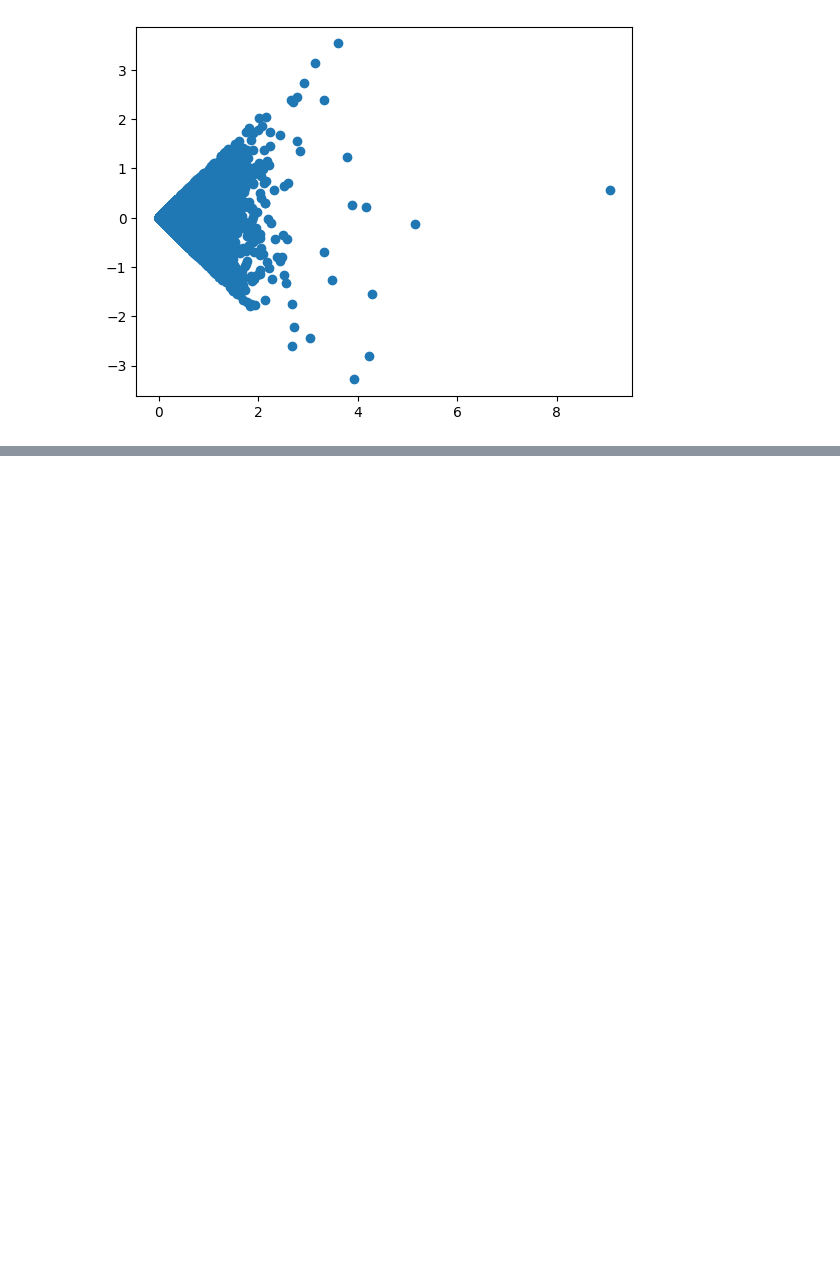
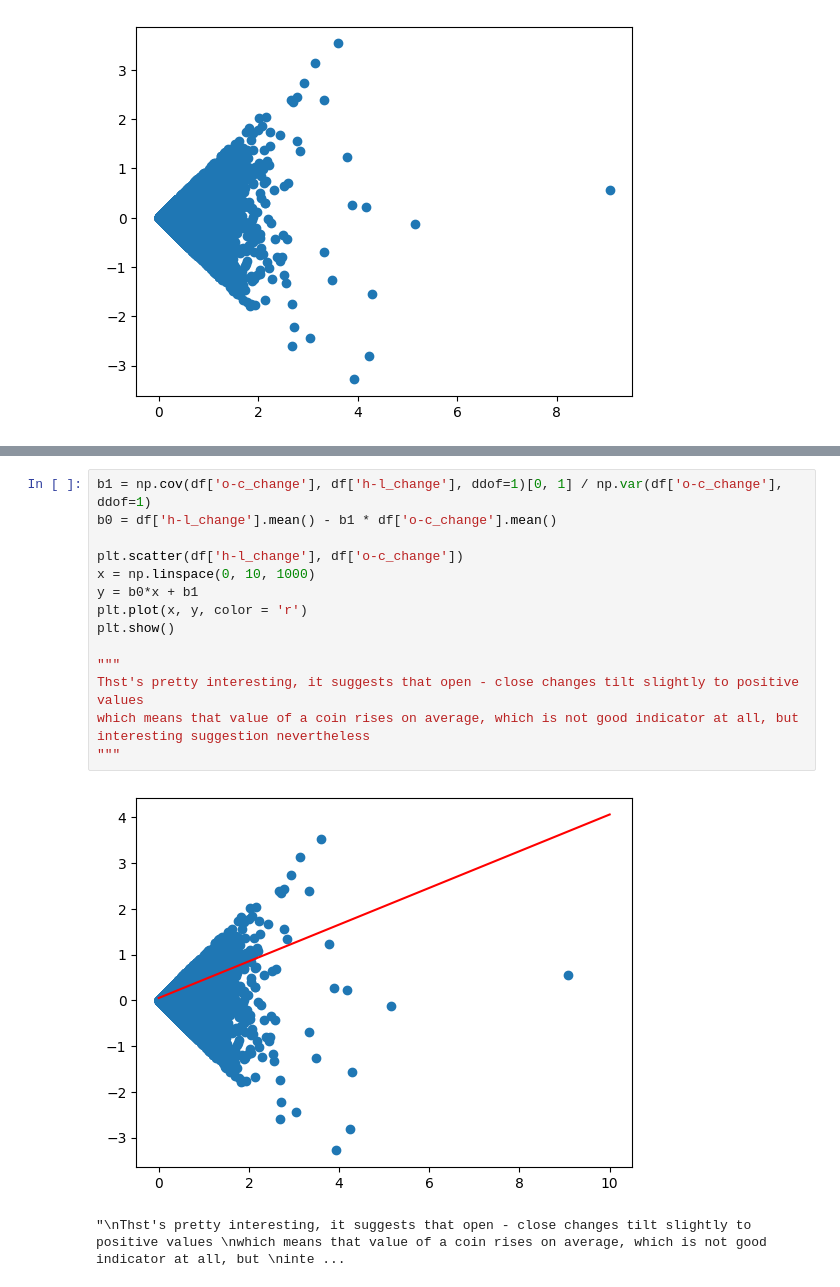
Before and after one commit to Howmanyeyes/ML_2024, a Jupyter notebook: DZ_1.ipynb, the cells around one changed output, grey strips where cells are left out. Drawn from its saved outputs; the diff is of its cells as text; blank space fills up the shorter version.

```diff
--- a/DZ_1.ipynb
+++ b/DZ_1.ipynb
@@ -535,0 +546,18 @@ t, F
+# %%
+b1 = np.cov(df['o-c_change'], df['h-l_change'], ddof=1)[0, 1] / np.var(df['o-c_change'], ddof=1)
+b0 = df['h-l_change'].mean() - b1 * df['o-c_change'].mean()
+
+plt.scatter(df['h-l_change'], df['o-c_change'])
+x = np.linspace(0, 10, 1000)
+y = b0*x + b1
+plt.plot(x, y, color = 'r')
+plt.show()
+
+"""
+Thst's pretty interesting, it suggests that open - close changes tilt slightly to positive values
+which means that value of a coin rises on average, which is not good indicator at all, but
+interesting suggestion nevertheless
+"""
+# %% [output]
+[figure, added]
+"\nThst's pretty interesting, it suggests that open - close changes tilt slightly to positive values \nwhich means that value of a coin rises on average, which is not good indicator at all, but \ninte ...
```
Also changed, not shown: parts of 10 cells of this notebook.
